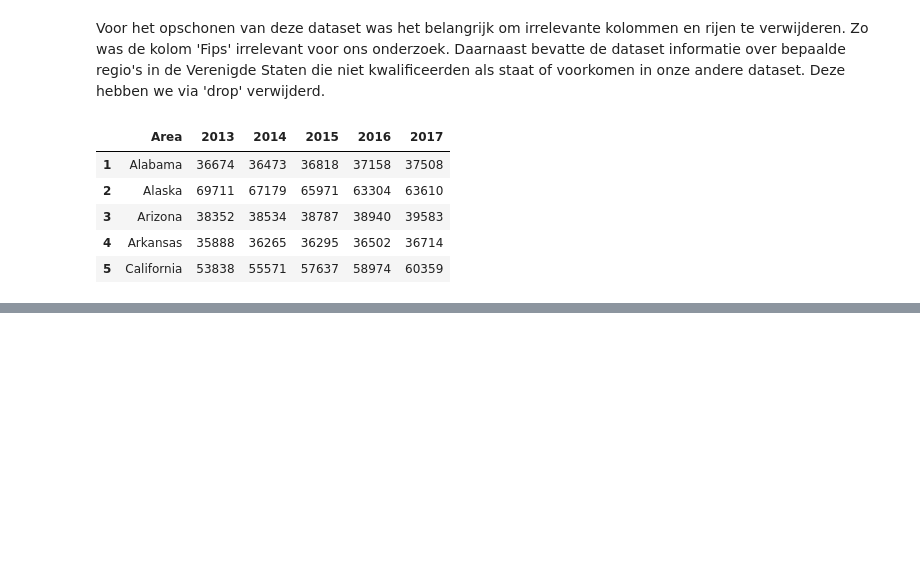
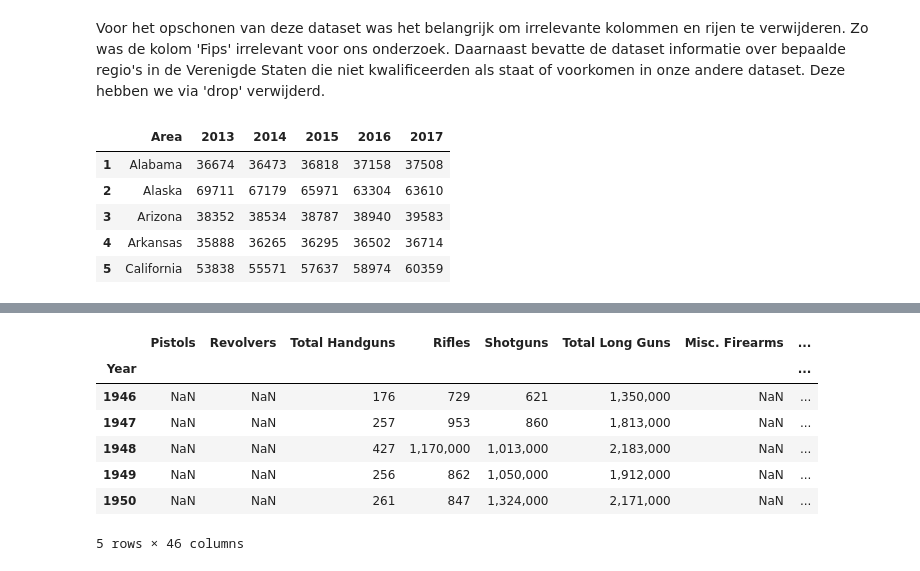
Before and after one commit to lilelinn/infovis, a Jupyter notebook: docs/Datasets_opschonen.ipynb, the cells around one changed output, grey strips where cells are left out. Cells and saved outputs as stored; diff of their text form; code cells hidden in the pictures; blank space fills up the shorter version.

```diff
--- a/docs/Datasets_opschonen.ipynb
+++ b/docs/Datasets_opschonen.ipynb
@@ -90,0 +93,3 @@ gdp.to_csv('gdp_cleaned.csv')
+# %%
+gc = pd.read_csv('us_gun_production1.csv')
+gc.head()
@@ -90,0 +108,26 @@ gdp.to_csv('gdp_cleaned.csv')
+# %%
+# set index en verwijder 1899 - 1945
+gc = gc.set_index('Year')
+gc = gc.drop(['1899-1945'])
+
+# kolommen bereid maken voor berekeningen d.m.v. replace
+gc['Total Imported'] = gc['Total Imported'].replace(',','',regex=True)
+gc['Total Imported'] = gc['Total Imported'].replace('\.','',regex=True)
+
+gc['Total Manufactured'] = gc['Total Manufactured'].replace(',','',regex=True)
+gc['Total Exported'] = gc['Total Exported'].replace('\.','',regex=True)
+gc['Total Exported'] = gc['Total Exported'].replace(',','',regex=True)
+
+# berekeningen totaal aantal geweren in de VS per jaar
+gc['Total Circulated'] = gc['Total Manufactured'].astype(int) - gc['Total Exported'].astype(int) + gc['Total Imported'].astype(int)
+# %%
+gc.head()
+# %% [output]
+|  | Pistols | Revolvers | Total Handguns | Rifles | Shotguns | Total Long Guns | Misc. Firearms | ... |
+| Year |  |  |  |  |  |  |  | ... |
+| 1946 | NaN | NaN | 176 | 729 | 621 | 1,350,000 | NaN | ... |
+| 1947 | NaN | NaN | 257 | 953 | 860 | 1,813,000 | NaN | ... |
+| 1948 | NaN | NaN | 427 | 1,170,000 | 1,013,000 | 2,183,000 | NaN | ... |
+| 1949 | NaN | NaN | 256 | 862 | 1,050,000 | 1,912,000 | NaN | ... |
+| 1950 | NaN | NaN | 261 | 847 | 1,324,000 | 2,171,000 | NaN | ... |
+5 rows × 46 columns
```
Also changed, not shown: parts of 10 cells of this notebook, 3 other files.
